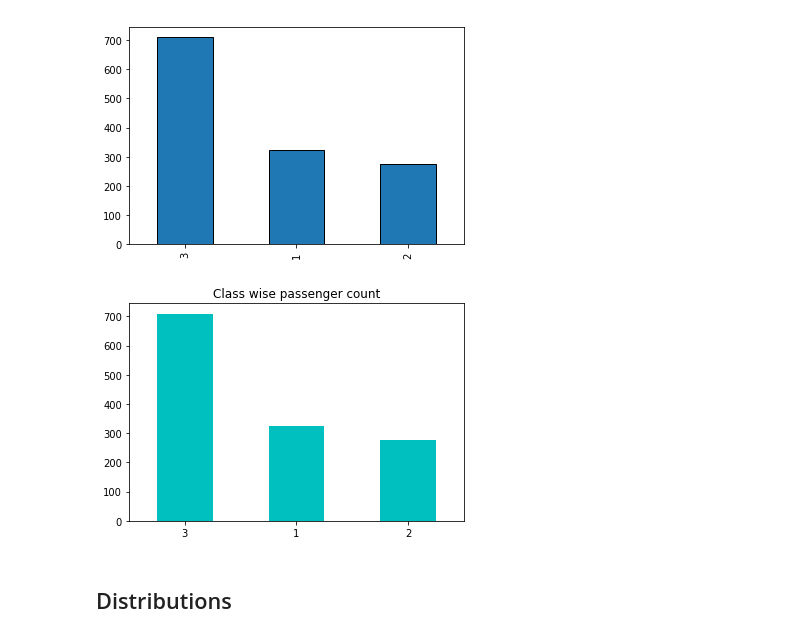
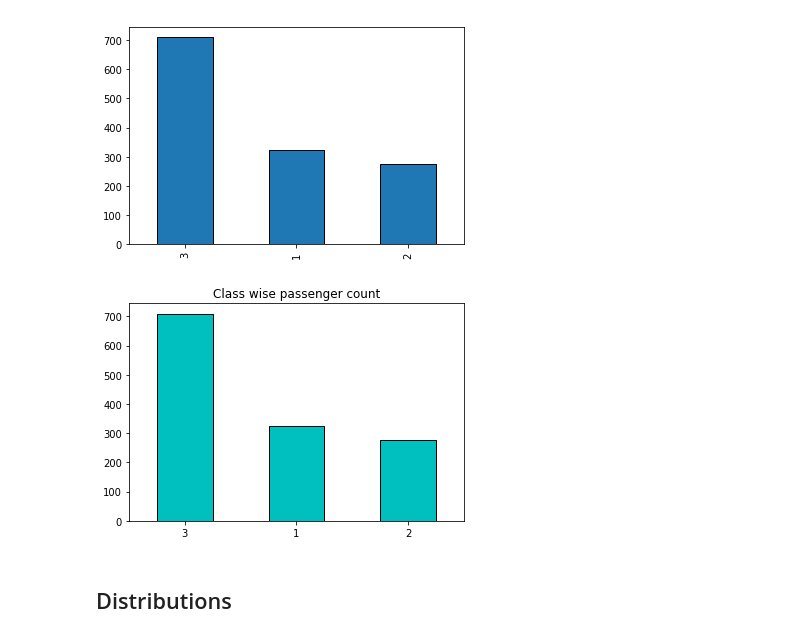
Before and after one commit to meetbharat/titenic-inclass, a Jupyter notebook: notebooks/1.exploring-processing-data.ipynb, the cells around one changed output. Drawn from its saved outputs; the diff is of its cells as text; code cells hidden in the pictures.

```diff
--- a/notebooks/1.exploring-processing-data.ipynb
+++ b/notebooks/1.exploring-processing-data.ipynb
@@ -351,9 +352,9 @@ df.Pclass.value_counts().plot(kind='bar',edgecolor='black');
 [figure]
 # %%
 # title : to set title, color : to set color,  rot : to rotate labels
-df.Pclass.value_counts().plot(kind='bar',rot = 0, title='Class wise passenger count', color='c');
+df.Pclass.value_counts().plot(kind='bar',rot = 0, title='Class wise passenger count', color='c',edgecolor='black');
 # %% [output]
-[figure, old version]
+[figure, new version]
 # %% [markdown]
 ## Distributions
 # %%
```
Also changed, not shown: parts of 6 cells of this notebook, 16 other files.
